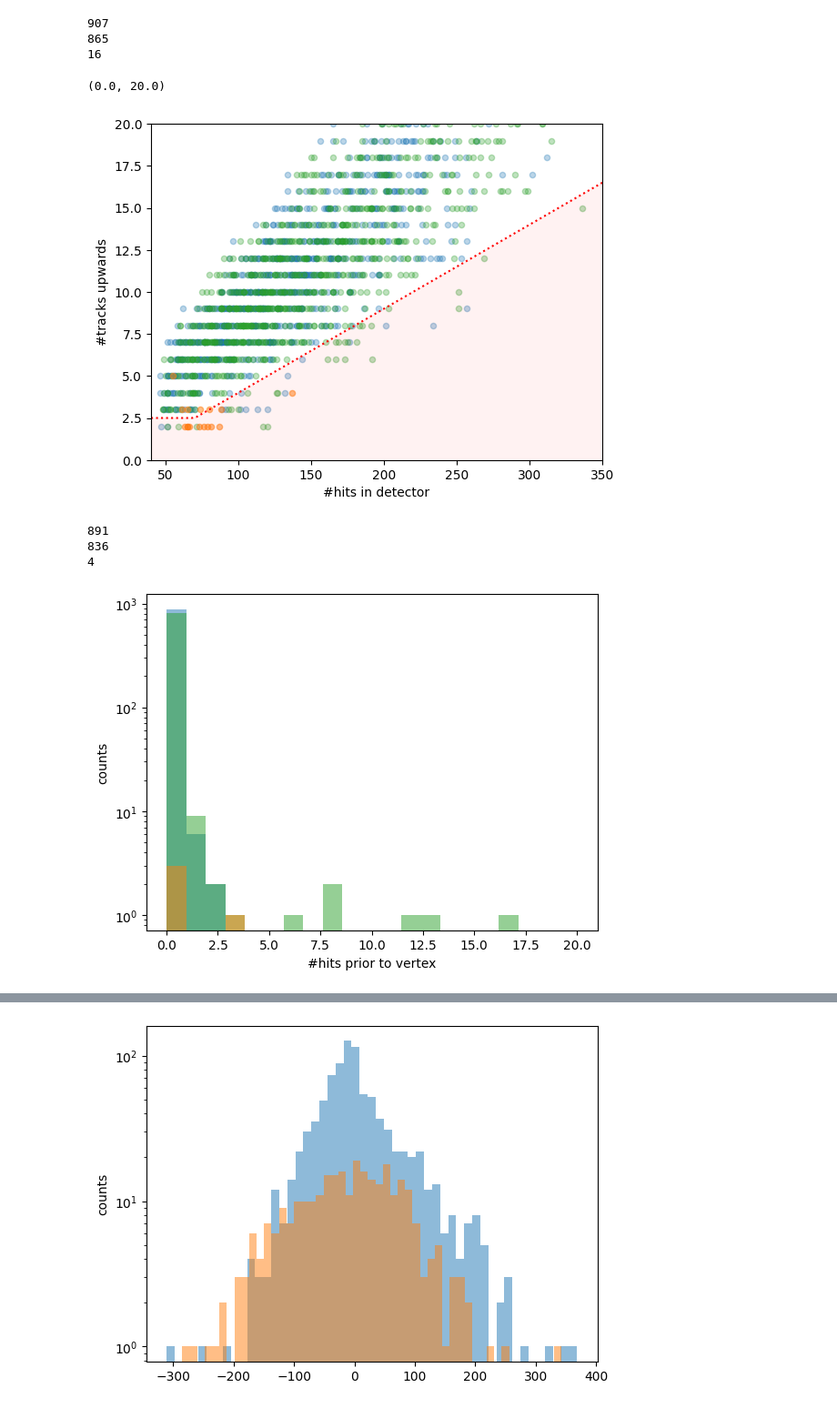
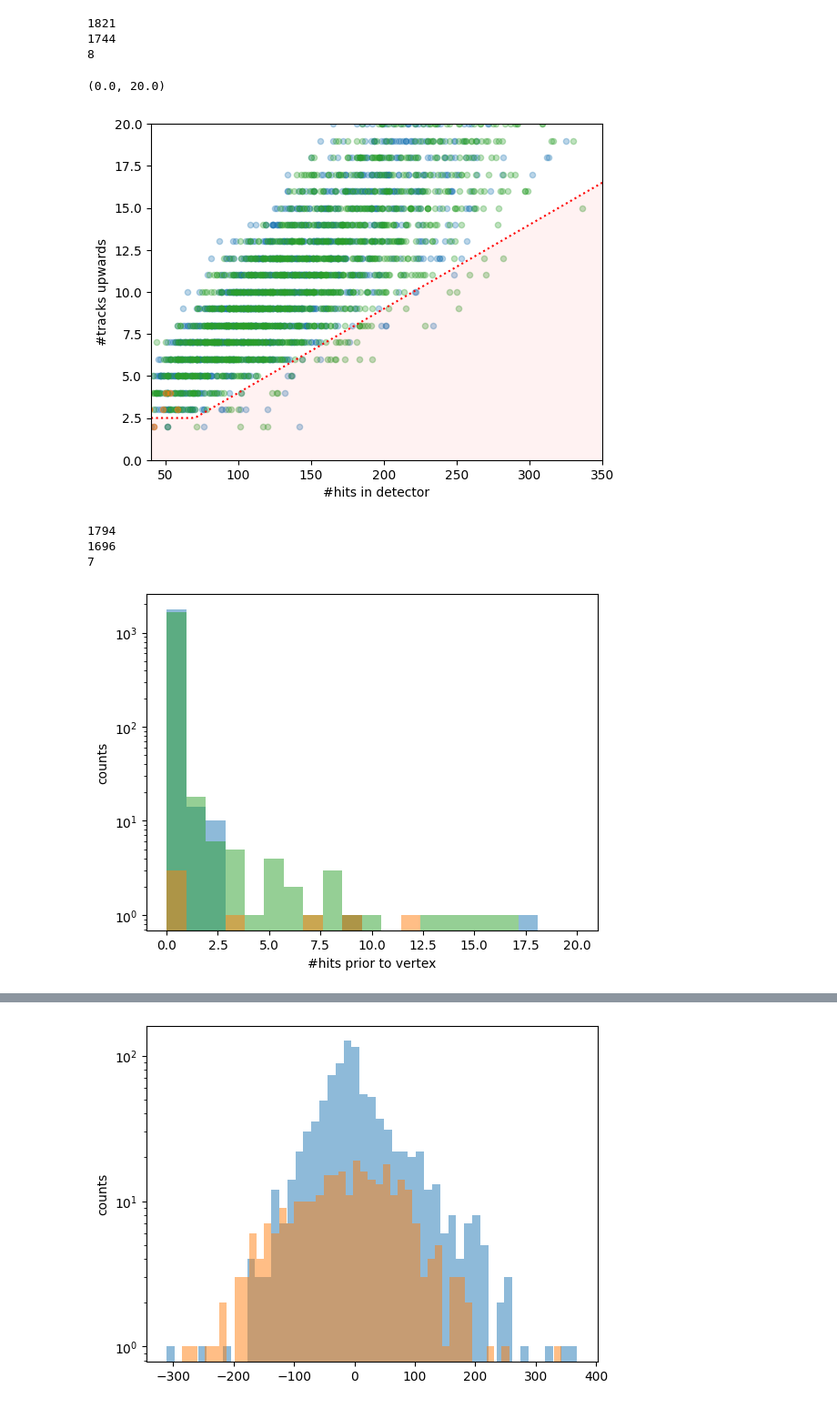
Before and after one commit to EdmondRen/mathusla-newsim, a Jupyter notebook: studies/mathusla40/cosmic_p/2.cut_dev.ipynb, the cells around one changed output, grey strips where cells are left out. Shown at 91% size. Drawn from its saved outputs; the diff is of its cells as text; code cells hidden in the pictures.

```diff
--- a/studies/mathusla40/cosmic_p/2.cut_dev.ipynb
+++ b/studies/mathusla40/cosmic_p/2.cut_dev.ipynb
@@ -77,6 +72,6 @@ Finished
 # %%
-res_bkg = cut_functions.run_processing(fbkg, entries=10000);
-res_sig1 = cut_functions.run_processing(fsig1, entries=1000);
-res_sig2 = cut_functions.run_processing(fsig2, entries=1000);
+res_bkg = cut_functions.run_processing(fbkg, entries=20000);
+res_sig1 = cut_functions.run_processing(fsig1, entries=2000);
+res_sig2 = cut_functions.run_processing(fsig2, entries=2000);
 
 colors = ["C0", "C2", "C1"]
@@ -93,6 +95,6 @@ plt.show()
 # %%
 f_nhits_cut = lambda x: (x-45)*1.2  * (x < 65) +  (65-45)*1.2 * (x >= 65)
-c_nhits = lambda data: (res["event_ndigi_veto"] + res["vertex_ndigi_active_before"] - res["vertex_ndigi_veto_after_comp"]) < f_nhits_cut(res["event_ndigi_active_after"])
+c_nhits = lambda data: (res["event_ndigi_veto"] + res["vertex_ndigi_active_before_limited"] - res["vertex_ndigi_veto_after_comp"]) < f_nhits_cut(res["vertex_ndigi_active_after"])
 for i, res in enumerate([res_sig1, res_sig2, res_bkg]):
 
     res.add_cut(lambda data: np.ones_like(data["vertex_ntracks"], dtype=bool), "True")
@@ -101,8 +103,9 @@ for i, res in enumerate([res_sig1, res_sig2, res_bkg]):
 
 
     mask = res.get_cut("N_tracks") | res.get_cut("True")
-    x = res["event_ndigi_active_after"][mask]
-    y = (res["event_ndigi_veto"] + res["vertex_ndigi_active_before"] - res["vertex_ndigi_veto_after_comp"])[mask]
+    x = (res["vertex_ndigi_active_after_comp"])[mask]
+    # x = (res["event_ndigi_active"] - res["vertex_ndigi_active_before_limited"])[mask]
+    y = (res["event_ndigi_veto"] + res["vertex_ndigi_active_before_limited"] - res["vertex_ndigi_veto_after_comp"])[mask]
     plt.scatter(x, y,  alpha=0.3+ np.heaviside(i-1, 0) * -0.2, s=6, color=colors[i])
 
 x_plot = np.linspace(0,500,100)
@@ -118,11 +152,12 @@ plt.ylim(0,120)
 # %%
-f_ndown_cut = lambda x: ((x-6)*0.8 + 0.5) * (x >=6) + 0.5 * (x<6)
+f_ndown_cut = lambda x: ((x-6)*.9 + 0.5) * (x >=6) + 0.5 * (x<6)
 c_ndown = lambda data: res["event_ndownward_track"] < f_ndown_cut(res["event_ntracks"])
 
 for i, res in enumerate([res_sig1, res_sig2, res_bkg]):
     res.add_cut(c_ndown, "N track downward")
 
-    mask = res.get_cut("N_hits vs N_veto") & res.get_cut("N_tracks") #| res.get_cut("True")
+    # mask = res.get_cut("N_hits vs N_veto version2") & res.get_cut("N_tracks") #| res.get_cut("True")
+    mask =  res.get_cut("N_tracks") #| res.get_cut("True")
     print(sum(mask))
 
     x = (res["event_ntracks"])[mask]
@@ -148,12 +183,13 @@ plt.ylim(0,ylim)
 # %%
 f_nup_cut = lambda x: ((x-70)*0.05 + 2.5) * (x >=70) + 2.5 * (x<70)
-c_nup = lambda data: (res["event_ntracks"] - res["event_ndownward_track"]) > f_nup_cut((res["event_ndigi_active"] - res["vertex_ndigi_active_before"]))
+c_nup = lambda data: (res["event_ntracks"] - res["event_ndownward_track"]) > f_nup_cut((res["event_ndigi_active"] - res["vertex_ndigi_active_before_limited"]))
 
 for i, res in enumerate([res_sig1, res_sig2, res_bkg]):
-    mask = res.get_cut("N_hits vs N_veto") & res.get_cut("N track downward") #&res.get_cut("N_tracks") | res.get_cut("True")
+    mask = res.get_cut("N_hits vs N_veto version2") & res.get_cut("N track downward") #&res.get_cut("N_tracks") | res.get_cut("True")
     print(sum(mask))
 
-    x = (res["event_ndigi_active"] - res["vertex_ndigi_active_before"])[mask]
+    # x = (res["event_ndigi_active"] - res["vertex_ndigi_active_before_limited"])[mask]
+    x = (res["event_ndigi_active"])[mask]
     y = (res["event_ntracks"] - res["event_ndownward_track"])[mask]
     # y = (res["vertex_ntracks"] - res["vertex_ndownward_track"])[mask]
     plt.scatter(x, y, alpha=0.3+ np.heaviside(i-1, 0) * 0.2, s=20, color=colors[i])
@@ -173,28 +209,28 @@ plt.ylabel("#tracks upwards")
 plt.xlim(40,xlim)
 plt.ylim(0,ylim)
 # %% [output]
-907
-865
-16
+1821
+1744
+8
 (0.0, 20.0)
-[figure, old version]
+[figure, new version]
 # %%
-c_track_before = lambda data: res["vertex_ndigi_before"] <= 0
+c_track_before = lambda data: res["vertex_ndigi_before_limited"] <= 0
 
 for i, res in enumerate([res_sig1, res_sig2, res_bkg]):
     res.add_cut(c_track_before, "N digi before")
-    mask =  res.get_cut("N_hits vs N_veto") & res.get_cut("N track downward") & res.get_cut("N track upward") #| res.get_cut("True")
+    mask =  res.get_cut("N_hits vs N_veto version2") & res.get_cut("N track downward") & res.get_cut("N track upward") #| res.get_cut("True")
     # mask = res.get_cut("True")
     print(sum(mask))
-    plt.hist(res["vertex_ndigi_before"][mask], range=(0,20), bins=21, alpha=0.5, color=colors[i])
+    plt.hist(res["vertex_ndigi_before_limited"][mask], range=(0,20), bins=21, alpha=0.5, color=colors[i])
 plt.xlabel("#hits prior to vertex")
 plt.ylabel("counts")
 plt.yscale("log")
 # %% [output]
-891
-836
-4
+1794
+1696
+7
-[figure, old version]
+[figure, new version]
 # %%
 # c_angle_hv = lambda data: ((abs(res["vertex_cms_angle_h"])<0.5) & (abs(res["vertex_cms_angle_v"]) < 0.5))
 # c_angle_hv = lambda data: (((res["vertex_cms_angle_h"])<0.2) & ((res["vertex_cms_angle_v"]) < 0.2))
```
Also changed, not shown: parts of 16 cells of this notebook, 1 other file.
